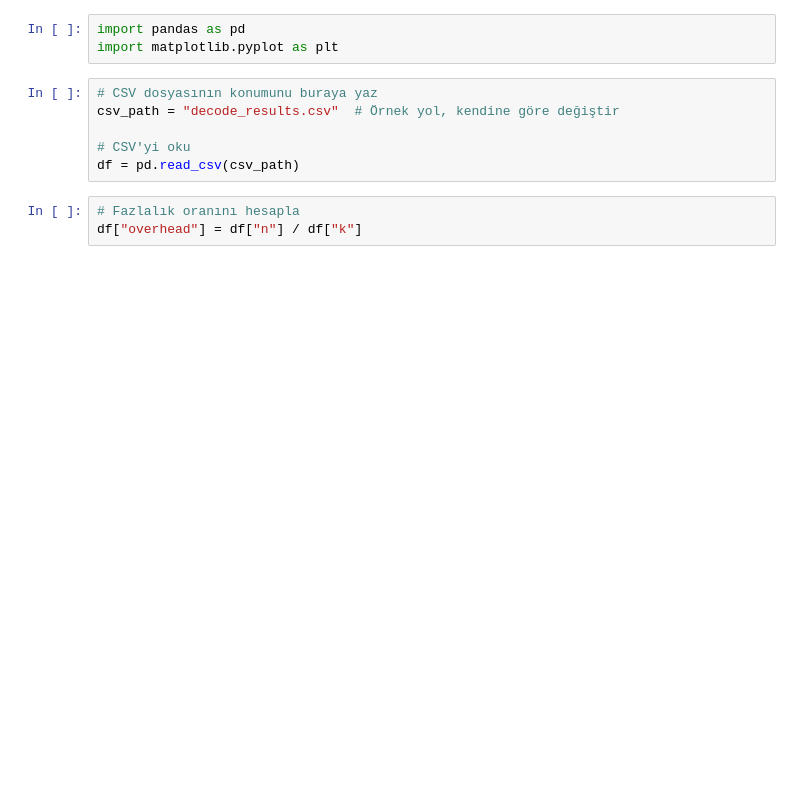
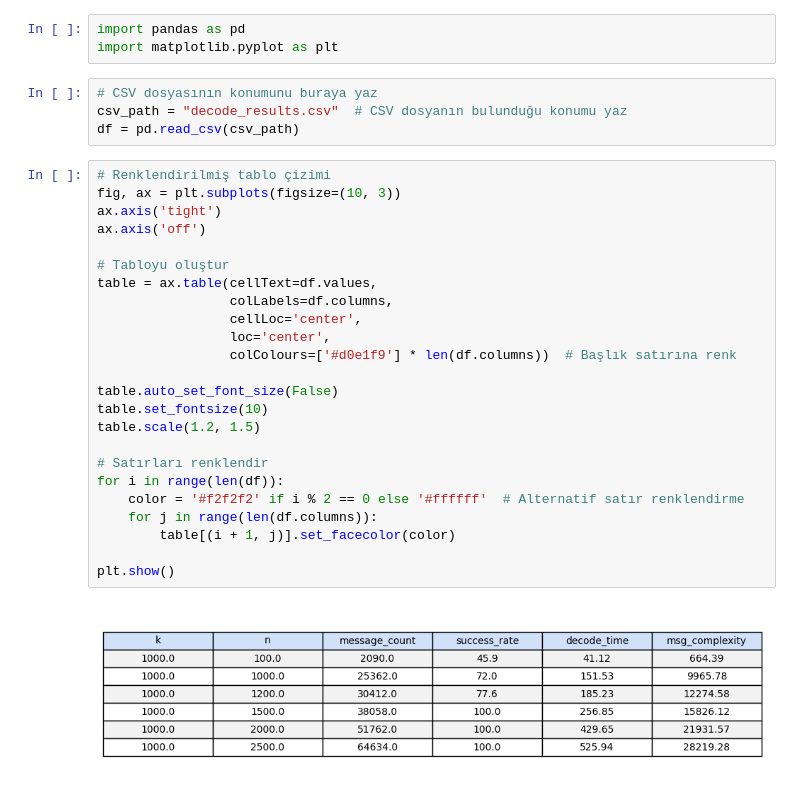
Before and after one commit to ascioglueda/BP_Decoding, a Jupyter notebook: decode_results.ipynb, the cells around one changed output. Cells and saved outputs as stored; diff of their text form; blank space fills up the shorter version.

```diff
--- a/decode_results.ipynb
+++ b/decode_results.ipynb
@@ -3,10 +3,31 @@ import pandas as pd
 import matplotlib.pyplot as plt
 # %%
 # CSV dosyasının konumunu buraya yaz
-csv_path = "decode_results.csv"  # Örnek yol, kendine göre değiştir
-
-# CSV'yi oku
+csv_path = "decode_results.csv"  # CSV dosyanın bulunduğu konumu yaz
 df = pd.read_csv(csv_path)
-# %%
-# Fazlalık oranını hesapla
-df["overhead"] = df["n"] / df["k"]
+# %%
+# Renklendirilmiş tablo çizimi
+fig, ax = plt.subplots(figsize=(10, 3))
+ax.axis('tight')
+ax.axis('off')
+
+# Tabloyu oluştur
+table = ax.table(cellText=df.values,
+                 colLabels=df.columns,
+                 cellLoc='center',
+                 loc='center',
+                 colColours=['#d0e1f9'] * len(df.columns))  # Başlık satırına renk
+
+table.auto_set_font_size(False)
+table.set_fontsize(10)
+table.scale(1.2, 1.5)
+
+# Satırları renklendir
+for i in range(len(df)):
+    color = '#f2f2f2' if i % 2 == 0 else '#ffffff'  # Alternatif satır renklendirme
+    for j in range(len(df.columns)):
+        table[(i + 1, j)].set_facecolor(color)
+
+plt.show()
+# %% [output]
+[figure, added]
```
Also changed, not shown: parts of 19 cells of this notebook, 3 other files.
